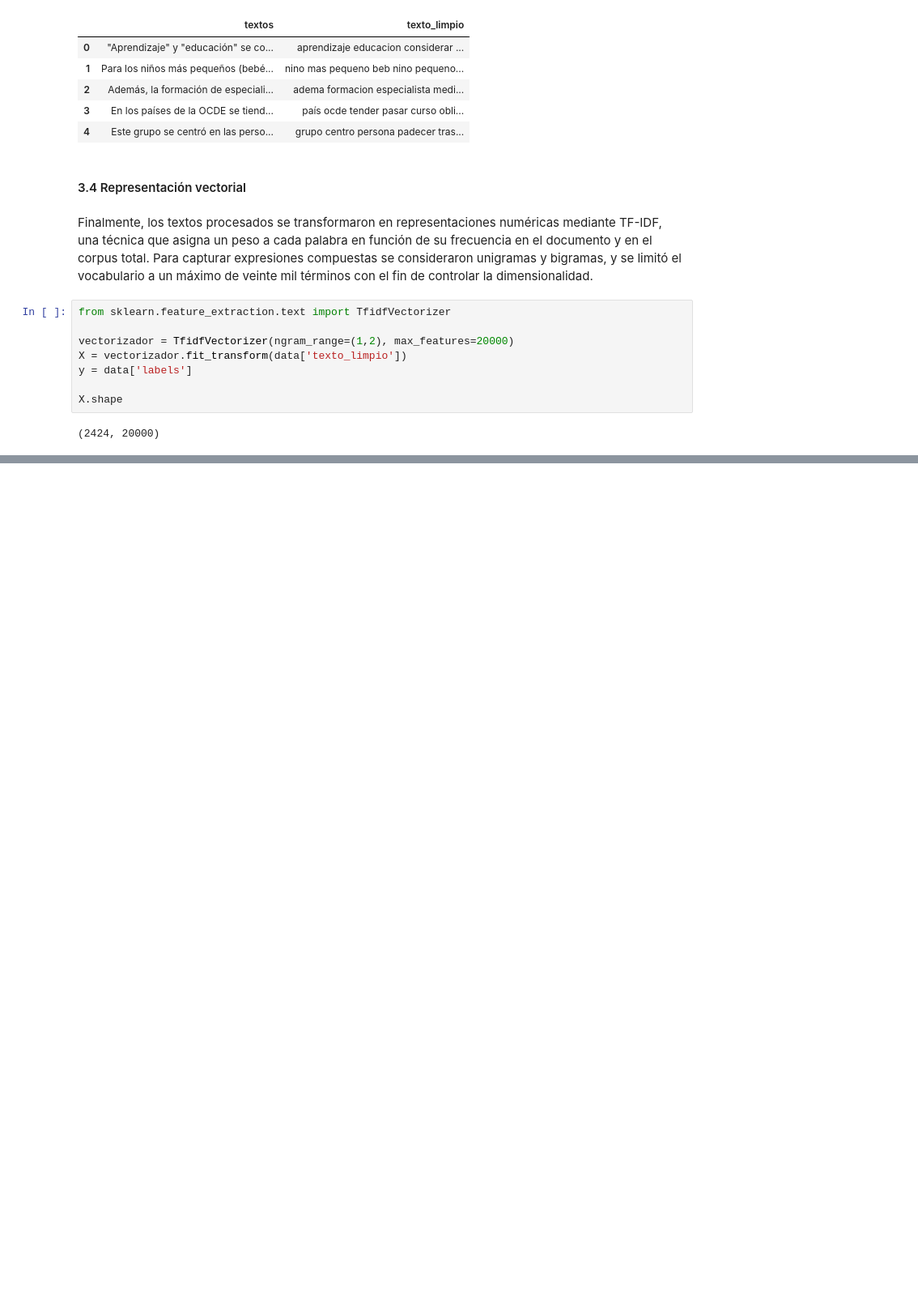
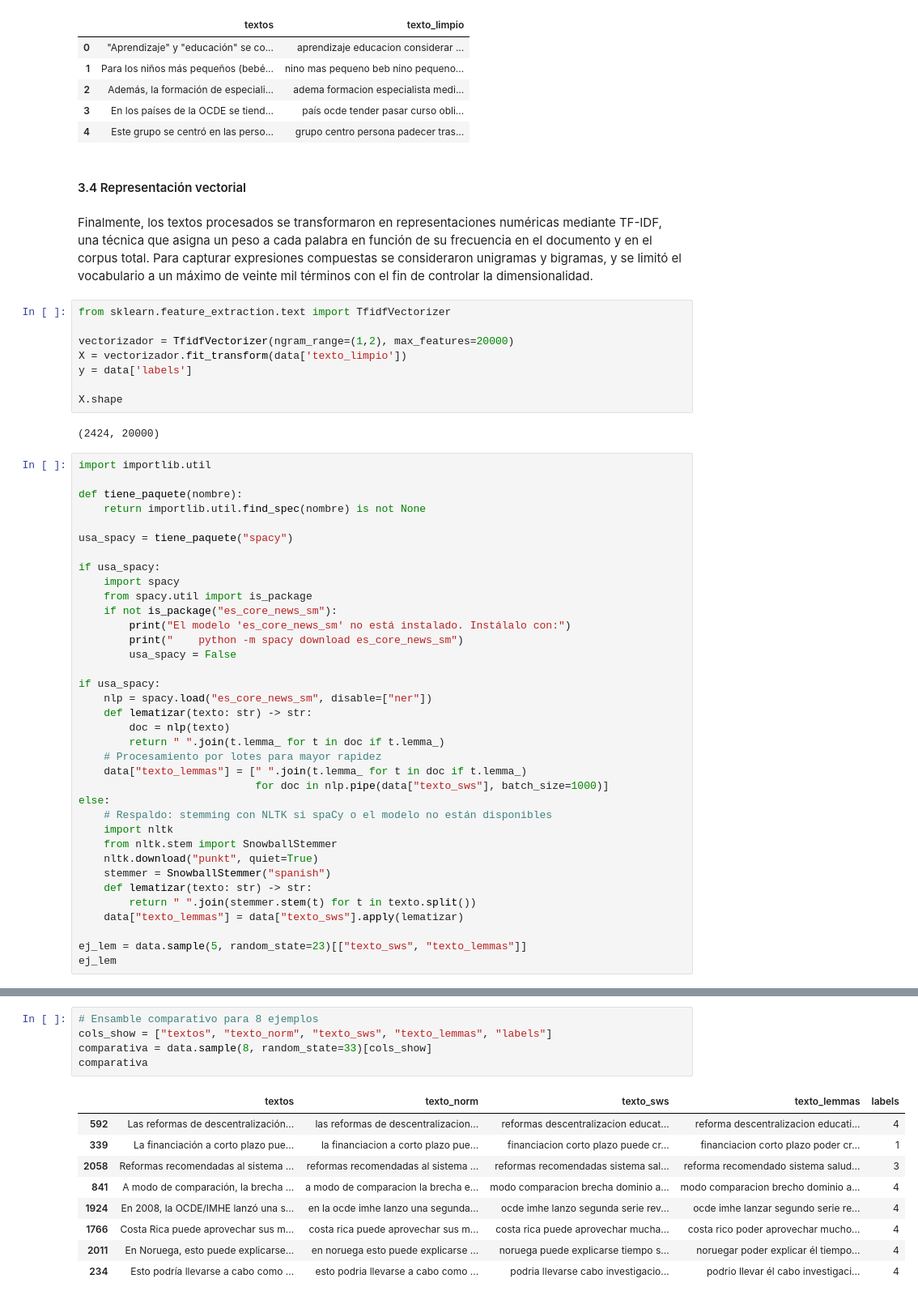
Before and after one commit to carvafel/Proyecto-1---BI, a Jupyter notebook: analisis.ipynb, the cells around one changed output, grey strips where cells are left out. Shown at 81% size. Saved outputs shown, nothing was run; the diff lists cells and outputs as text; blank space fills up the shorter version.

```diff
--- a/analisis.ipynb
+++ b/analisis.ipynb
@@ -358,3 +329,39 @@ y = data['labels']
 X.shape
 # %% [output]
 (2424, 20000)
+# %%
+import importlib.util
+
+def tiene_paquete(nombre):
+    return importlib.util.find_spec(nombre) is not None
+
+usa_spacy = tiene_paquete("spacy")
+
+if usa_spacy:
+    import spacy
+    from spacy.util import is_package
+    if not is_package("es_core_news_sm"):
+        print("El modelo 'es_core_news_sm' no está instalado. Instálalo con:")
+        print("    python -m spacy download es_core_news_sm")
+        usa_spacy = False
+
+if usa_spacy:
+    nlp = spacy.load("es_core_news_sm", disable=["ner"])
+    def lematizar(texto: str) -> str:
+        doc = nlp(texto)
+        return " ".join(t.lemma_ for t in doc if t.lemma_)
+    # Procesamiento por lotes para mayor rapidez
+    data["texto_lemmas"] = [" ".join(t.lemma_ for t in doc if t.lemma_)
+                            for doc in nlp.pipe(data["texto_sws"], batch_size=1000)]
+else:
+    # Respaldo: stemming con NLTK si spaCy o el modelo no están disponibles
+    import nltk
+    from nltk.stem import SnowballStemmer
+    nltk.download("punkt", quiet=True)
+    stemmer = SnowballStemmer("spanish")
+    def lematizar(texto: str) -> str:
+        return " ".join(stemmer.stem(t) for t in texto.split())
+    data["texto_lemmas"] = data["texto_sws"].apply(lematizar)
+
+ej_lem = data.sample(5, random_state=23)[["texto_sws", "texto_lemmas"]]
+ej_lem
@@ -360,0 +375,15 @@ X.shape
+# %%
+# Ensamble comparativo para 8 ejemplos
+cols_show = ["textos", "texto_norm", "texto_sws", "texto_lemmas", "labels"]
+comparativa = data.sample(8, random_state=33)[cols_show]
+comparativa
+# %% [output]
+|  | textos | texto_norm | texto_sws | texto_lemmas | labels |
+| 592 | Las reformas de descentralización... | las reformas de descentralizacion... | reformas descentralizacion educat... | reforma descentralizacion educati... | 4 |
+| 339 | La financiación a corto plazo pue... | la financiacion a corto plazo pue... | financiacion corto plazo puede cr... | financiacion corto plazo poder cr... | 1 |
+| 2058 | Reformas recomendadas al sistema ... | reformas recomendadas al sistema ... | reformas recomendadas sistema sal... | reforma recomendado sistema salud... | 3 |
+| 841 | A modo de comparación, la brecha ... | a modo de comparacion la brecha e... | modo comparacion brecha dominio a... | modo comparacion brecho dominio a... | 4 |
+| 1924 | En 2008, la OCDE/IMHE lanzó una s... | en la ocde imhe lanzo una segunda... | ocde imhe lanzo segunda serie rev... | ocde imhe lanzar segundo serie re... | 4 |
+| 1766 | Costa Rica puede aprovechar sus m... | costa rica puede aprovechar sus m... | costa rica puede aprovechar mucha... | costa rico poder aprovechar mucho... | 4 |
+| 2011 | En Noruega, esto puede explicarse... | en noruega esto puede explicarse ... | noruega puede explicarse tiempo s... | noruegar poder explicar él tiempo... | 4 |
+| 234 | Esto podría llevarse a cabo como ... | esto podria llevarse a cabo como ... | podria llevarse cabo investigacio... | podrio llevar él cabo investigaci... | 4 |
```
Also changed, not shown: parts of 2 cells of this notebook.
